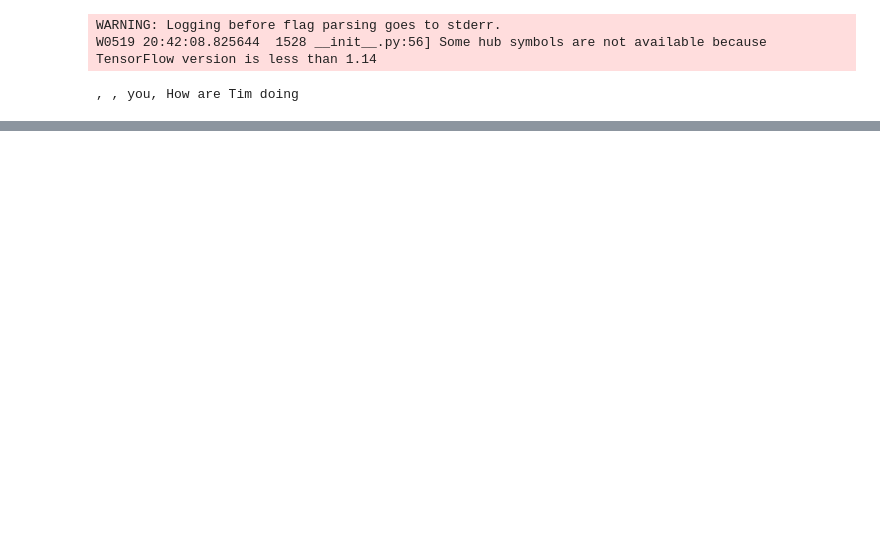
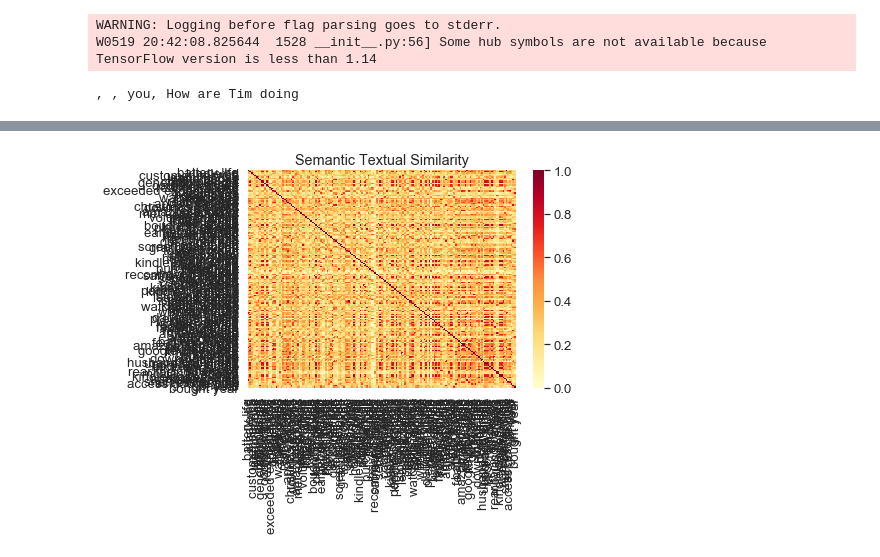
Before and after one commit to betty35/comment-summary-tests, a Jupyter notebook: Clustering-keywords.ipynb, the cells around one changed output, grey strips where cells are left out. Saved outputs shown, nothing was run; the diff lists cells and outputs as text; code cells hidden in the pictures; blank space fills up the shorter version.

Commit message:
backup(trying to cluster keywords first)

```diff
--- a/Clustering-keywords.ipynb
+++ b/Clustering-keywords.ipynb
@@ -231,0 +305,7 @@ corr = np.inner(X1,X1)
+# %%
+with tf.Session() as session:
+    session.run([tf.global_variables_initializer(), tf.tables_initializer()])
+    start_time=time.time()
+    key_words['embedding'] = pd.Series(list(session.run(embed(list(key_words['term'])))))
+    end_time1=time.time()
+    print('time1:',(end_time1-start_time))
@@ -231,0 +342,5 @@ corr = np.inner(X1,X1)
+# %%
+terms = key_words['term'].tolist()
+embs = key_words['embedding'].tolist()
+# %%
+corr = np.inner(embs,embs)
@@ -239,0 +369,9 @@ corr[1193,1648]
+# %%
+# Clustering
+time1 = time.time()
+db_w = DBSCAN(eps=0.25, metric='cosine').fit(embs)
+print('time for clustering sentence embeddings:', (time.time()-time1))
+# Get labels
+labels_w = db_w.labels_.tolist()
+key_words['label'] = labels_w
+key_words
@@ -240,3 +403,23 @@ corr[1193,1648]
+# %%
+import matplotlib.pyplot as plt
+import seaborn as sns
+
+def plot_similarity(labels, features, rotation):
+    corr = np.inner(features, features)
+    sns.set(font_scale=1.2)
+    g = sns.heatmap(
+      corr,
+      xticklabels=labels,
+      yticklabels=labels,
+      vmin=0,
+      vmax=1,
+      cmap="YlOrRd")
+    g.set_xticklabels(labels, rotation=rotation)
+    g.set_title("Semantic Textual Similarity")
+
+plot_similarity(np.array(key_words['term'].tolist()),np.array(key_words['embedding'].tolist()),90)
+# %% [output]
+[figure, added]
 # %%
 print(reviews['text'][1193])
 print(reviews['text'][1648])
```
Also changed, not shown: parts of 36 cells of this notebook.
